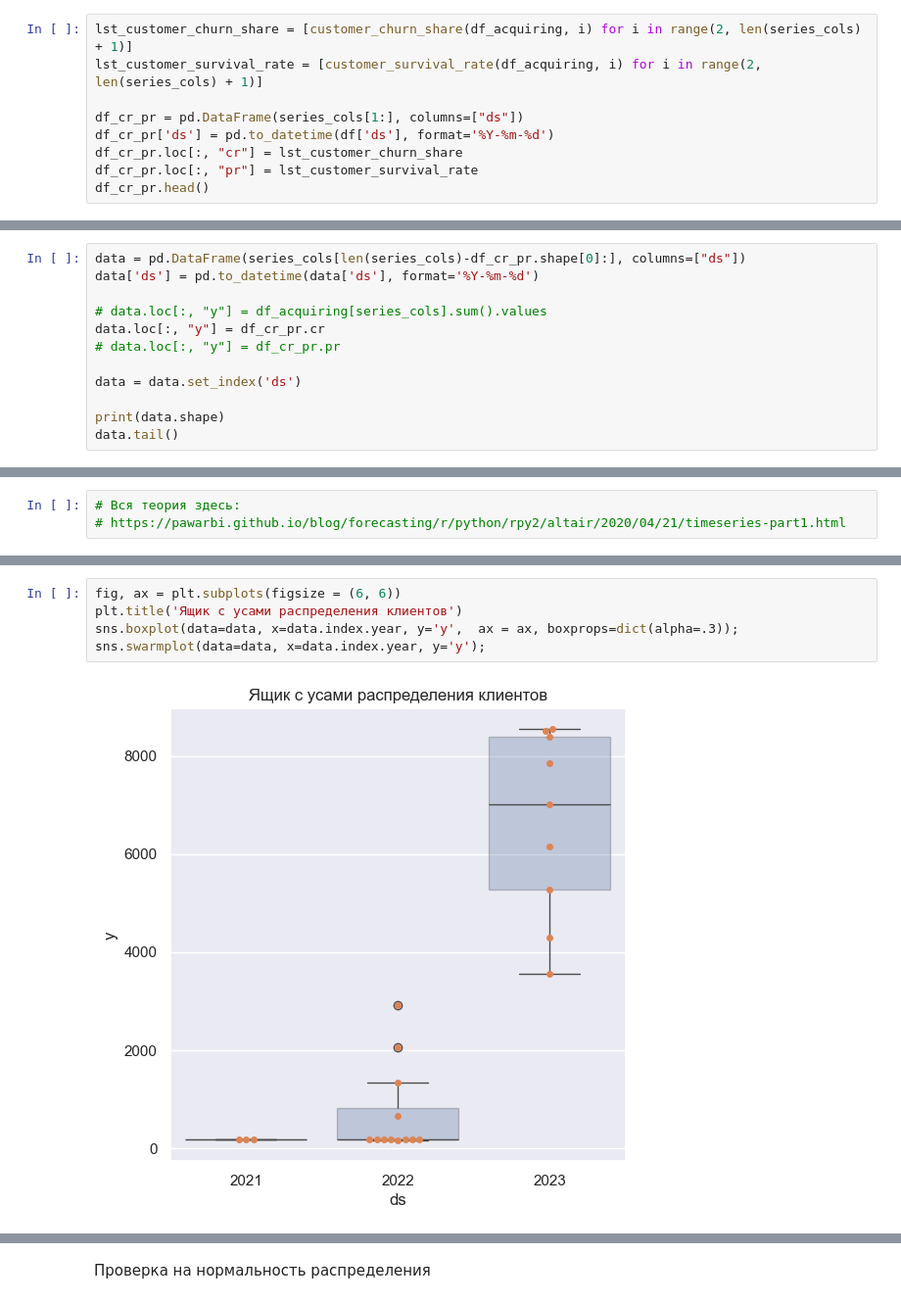
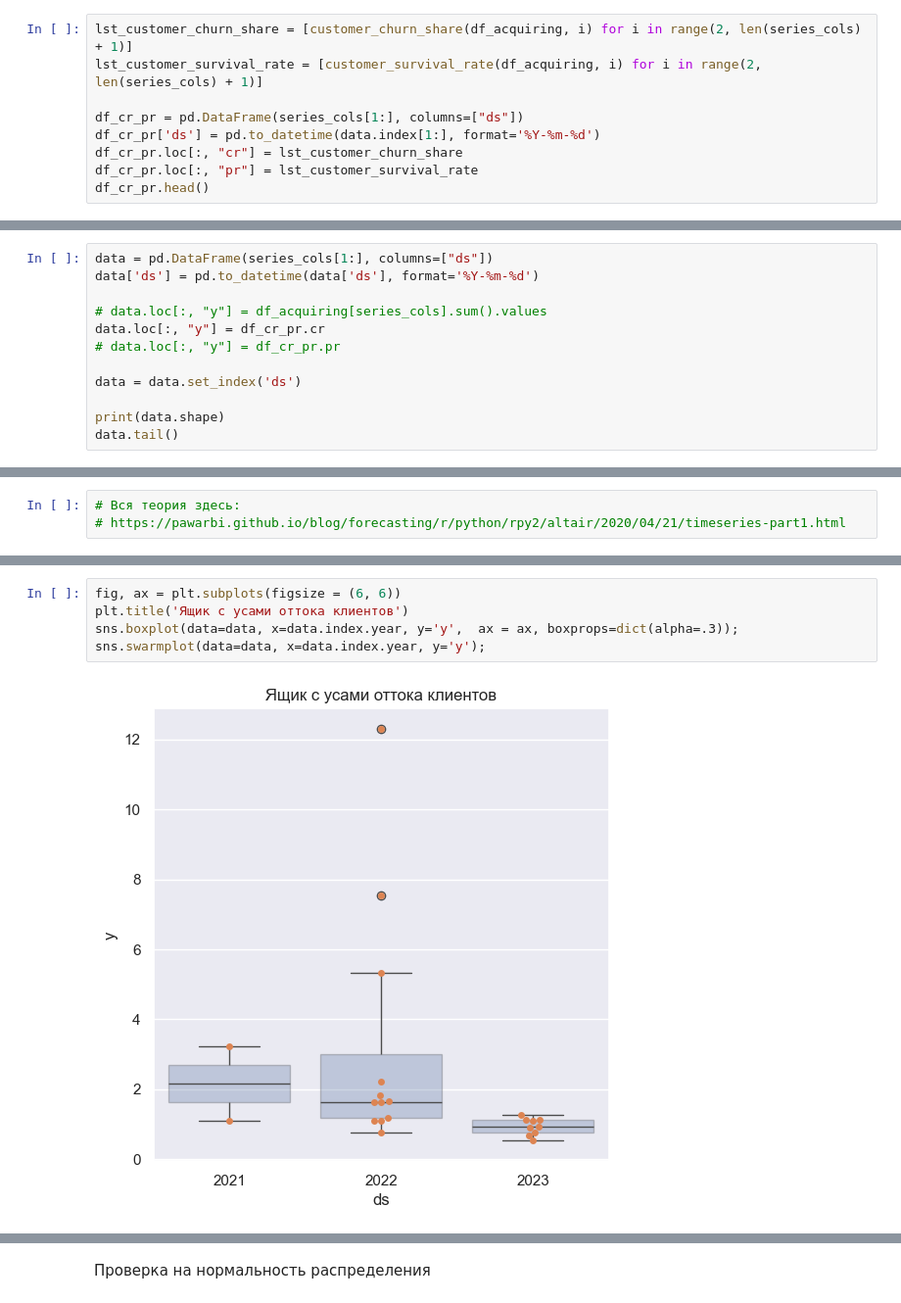
Before and after one commit to IT-Platoon/DashboardSber, a Jupyter notebook: src/notebooks/eda_charts.ipynb, the cells around one changed output, grey strips where cells are left out. Shown at 98% size. Cells and saved outputs as stored; diff of their text form.

```diff
--- a/src/notebooks/eda_charts.ipynb
+++ b/src/notebooks/eda_charts.ipynb
@@ -156,7 +153,7 @@ lst_customer_churn_share = [customer_churn_share(df_acquiring, i) for i in range
 lst_customer_survival_rate = [customer_survival_rate(df_acquiring, i) for i in range(2, len(series_cols) + 1)]
 
 df_cr_pr = pd.DataFrame(series_cols[1:], columns=["ds"])
-df_cr_pr['ds'] = pd.to_datetime(df['ds'], format='%Y-%m-%d')
+df_cr_pr['ds'] = pd.to_datetime(data.index[1:], format='%Y-%m-%d')
 df_cr_pr.loc[:, "cr"] = lst_customer_churn_share
 df_cr_pr.loc[:, "pr"] = lst_customer_survival_rate
 df_cr_pr.head()
@@ -170,5 +167,5 @@ df_cr_pr.head()
 # %%
-data = pd.DataFrame(series_cols[len(series_cols)-df_cr_pr.shape[0]:], columns=["ds"])
+data = pd.DataFrame(series_cols[1:], columns=["ds"])
 data['ds'] = pd.to_datetime(data['ds'], format='%Y-%m-%d')
 
 # data.loc[:, "y"] = df_acquiring[series_cols].sum().values
@@ -246,11 +241,11 @@ alt.Chart(data.reset_index()).mark_line(point=True).encode(
 [interactive output not drawn]
 # %%
 fig, ax = plt.subplots(figsize = (6, 6))
-plt.title('Ящик с усами распределения клиентов')
+plt.title('Ящик с усами оттока клиентов')
 sns.boxplot(data=data, x=data.index.year, y='y',  ax = ax, boxprops=dict(alpha=.3));
 sns.swarmplot(data=data, x=data.index.year, y='y');
 # %% [output]
-[figure, old version]
+[figure, new version]
 # %%
 decompose = seasonal_decompose(data["y"])
 decompose.plot();
```
Also changed, not shown: parts of 6 cells of this notebook, 2 other files.
